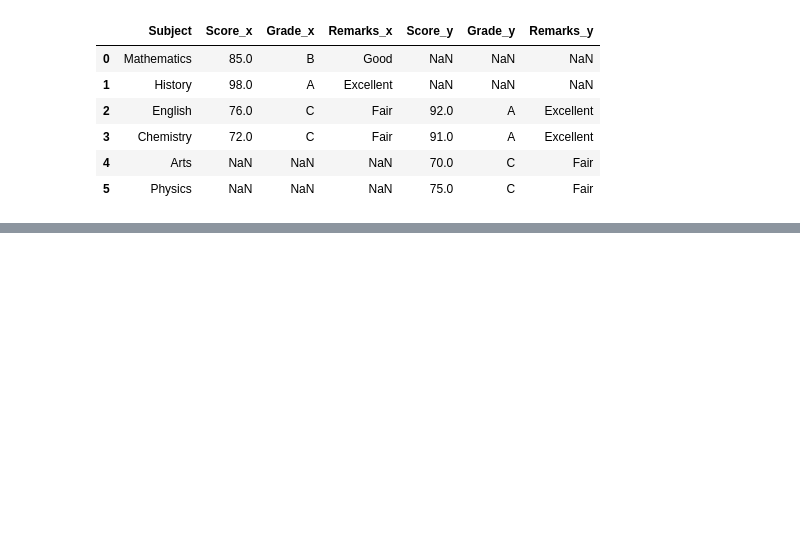
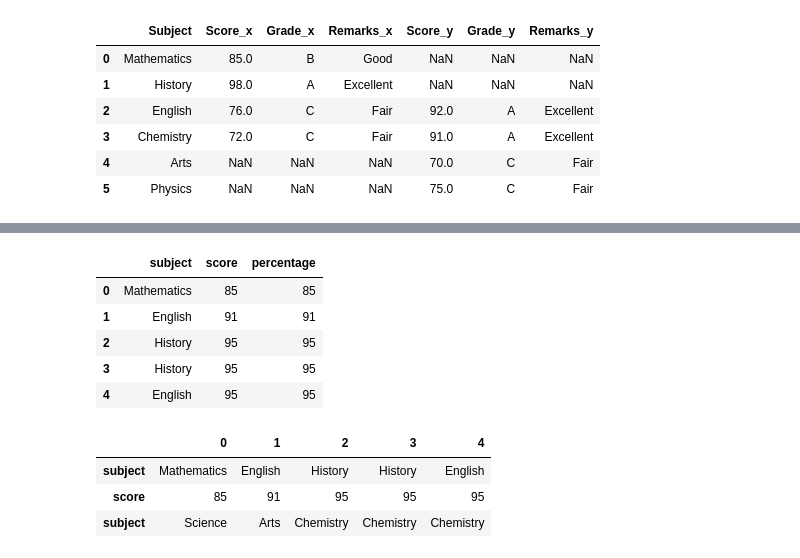
Before and after one commit to Dannysesi/Data_Science-learning, a Jupyter notebook: 30days_of_learning_pandas.ipynb, the cells around one changed output, grey strips where cells are left out. Cells and saved outputs as stored; diff of their text form; code cells hidden in the pictures; blank space fills up the shorter version.

```diff
--- a/30days_of_learning_pandas.ipynb
+++ b/30days_of_learning_pandas.ipynb
@@ -1670,0 +1738,18 @@ join_inner_df
+# %%
+result = my_df.loc[:,~my_df.columns.duplicated()]
+result.head()
+# %% [output]
+|  | subject | score | percentage |
+| 0 | Mathematics | 85 | 85 |
+| 1 | English | 91 | 91 |
+| 2 | History | 95 | 95 |
+| 3 | History | 95 | 95 |
+| 4 | English | 95 | 95 |
+# %%
+result = my_df.T.drop_duplicates()
+result.head()
+# %% [output]
+|  | 0 | 1 | 2 | 3 | 4 |
+| subject | Mathematics | English | History | History | English |
+| score | 85 | 91 | 95 | 95 | 95 |
+| subject | Science | Arts | Chemistry | Chemistry | Chemistry |
```
Also changed, not shown: parts of 7 cells of this notebook.
